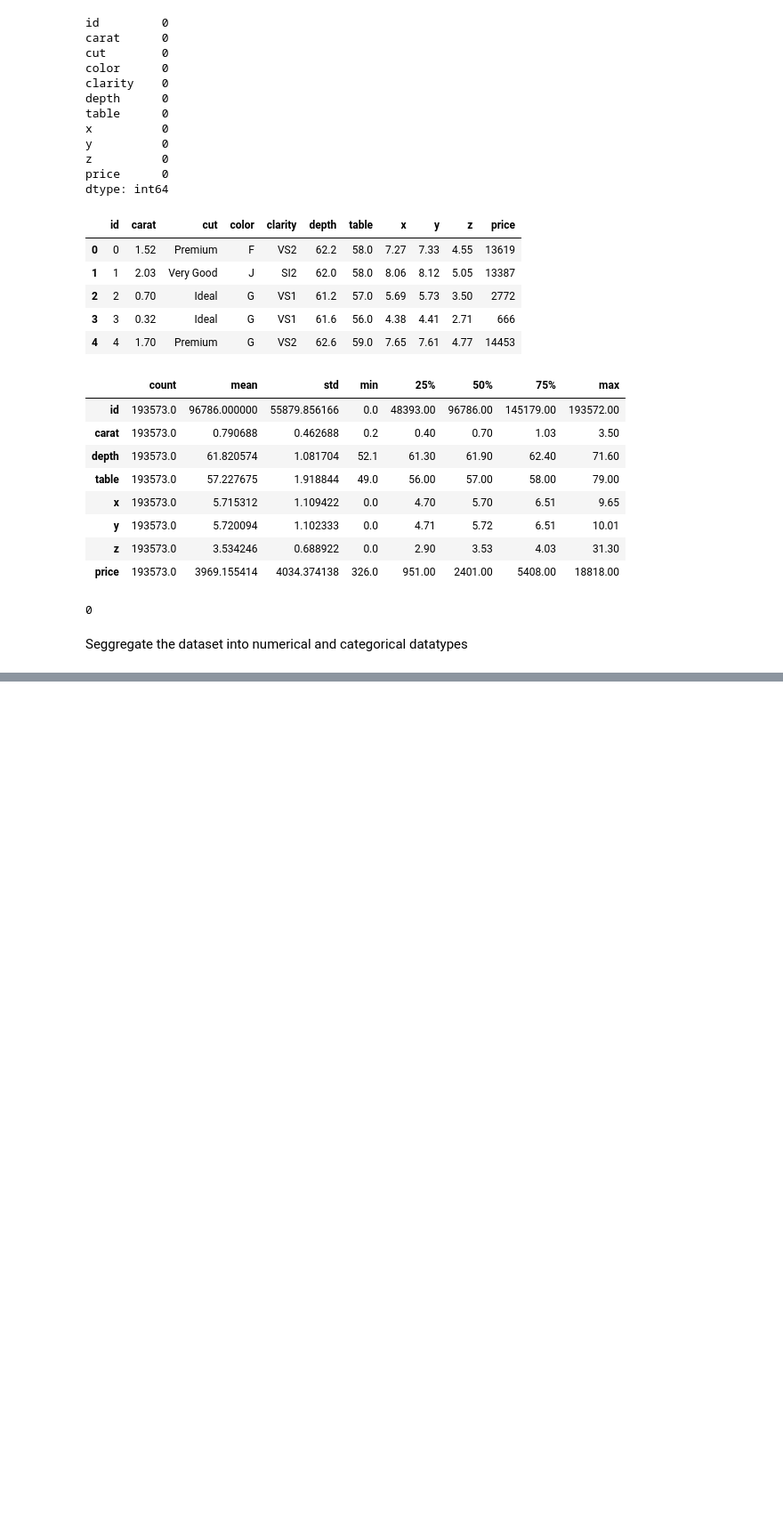
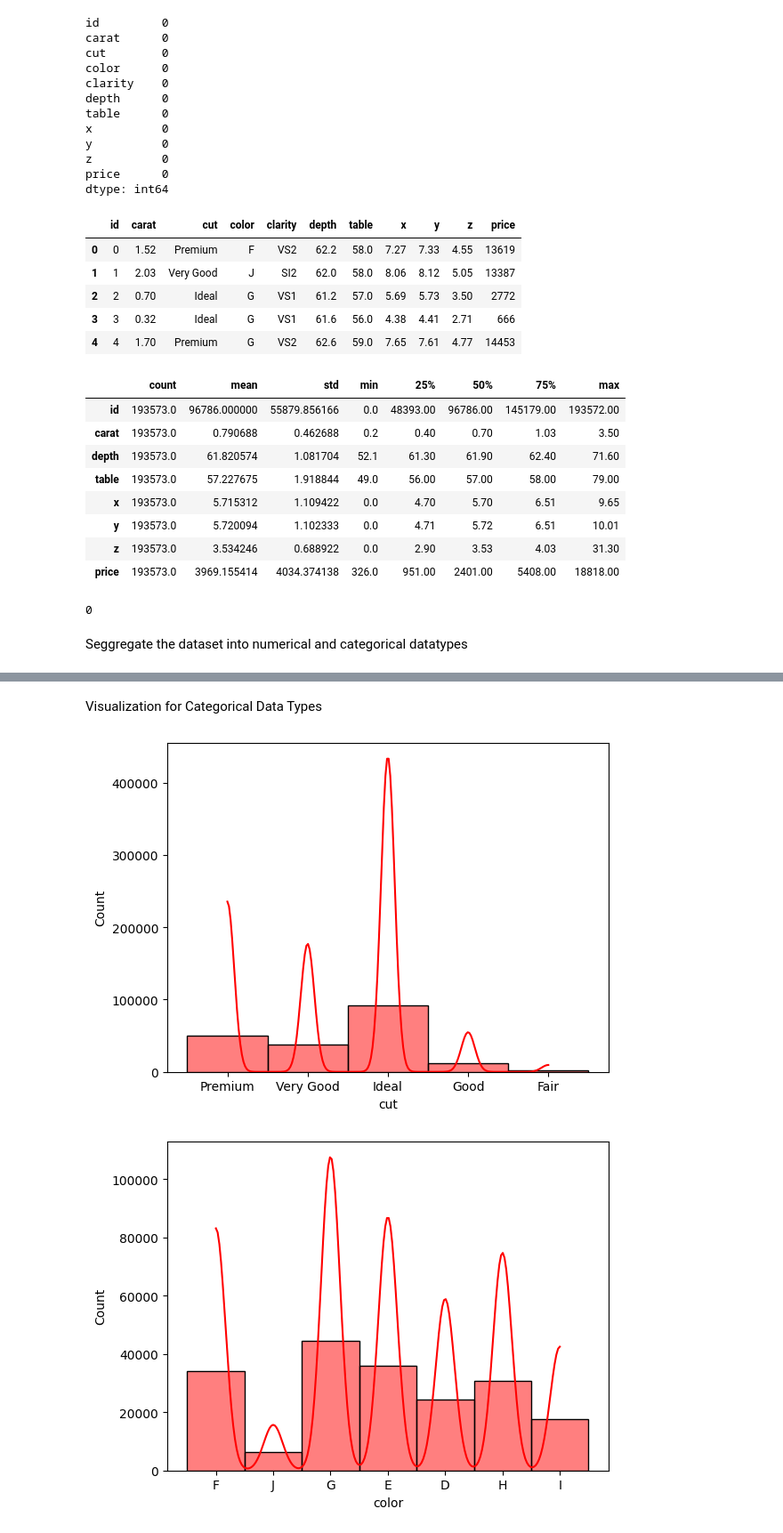
Before and after one commit to SuryanshGupta17/Diamond-Price-Prediction, a Jupyter notebook: notebooks/EDA.ipynb, the cells around one changed output, grey strips where cells are left out. Shown at 89% size. Cells and saved outputs as stored; diff of their text form; code cells hidden in the pictures; blank space fills up the shorter version.

```diff
--- a/notebooks/EDA.ipynb
+++ b/notebooks/EDA.ipynb
@@ -84,0 +160,11 @@ Categorical Columns: Index(['cut', 'color', 'clarity'], dtype='object')
+# %% [markdown]
+Visualization for Categorical Data Types
+# %%
+x = 1
+for i in categorical_columns:
+    sns.histplot(data = df, x=i, kde = True, color= "red")
+    print("\n")
+    plt.show()
+# %% [output]
+[figure, added]
+[figure, added]
```
Also changed, not shown: parts of 15 cells of this notebook, 5 other files.
